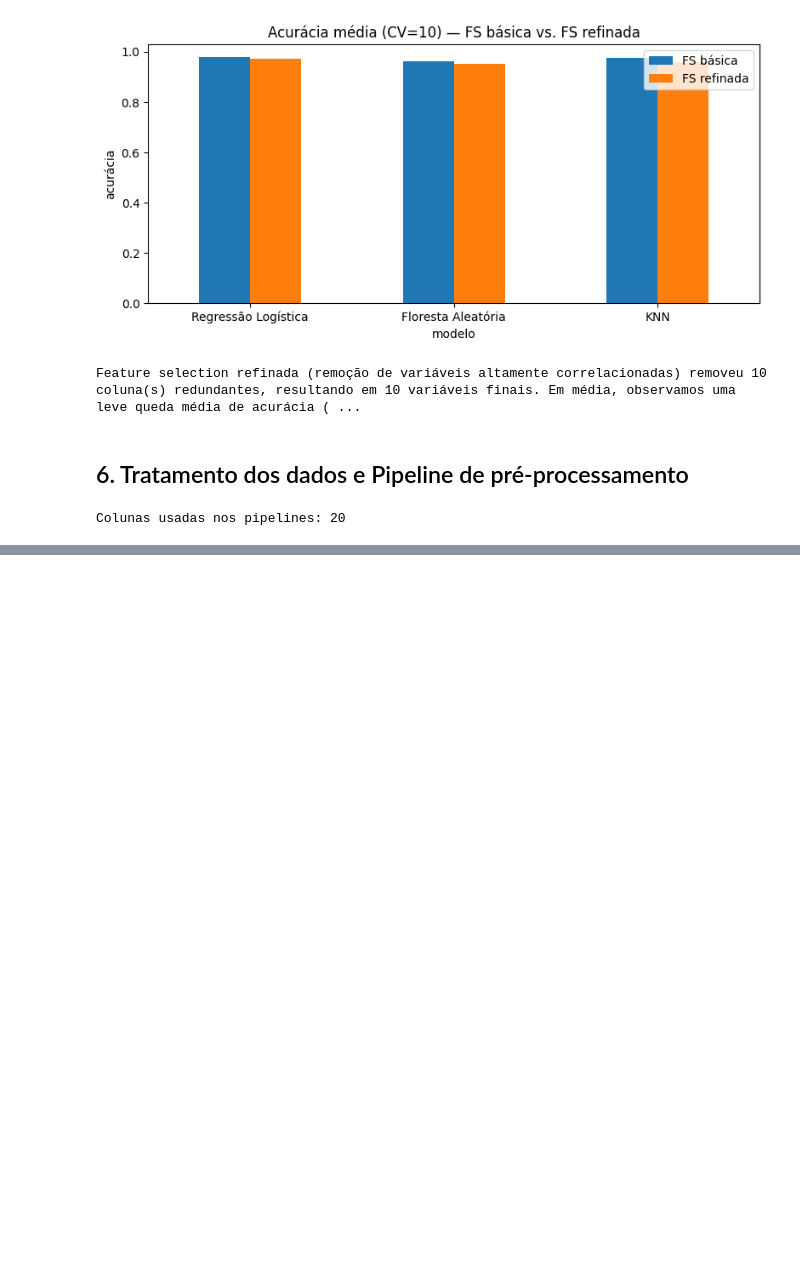
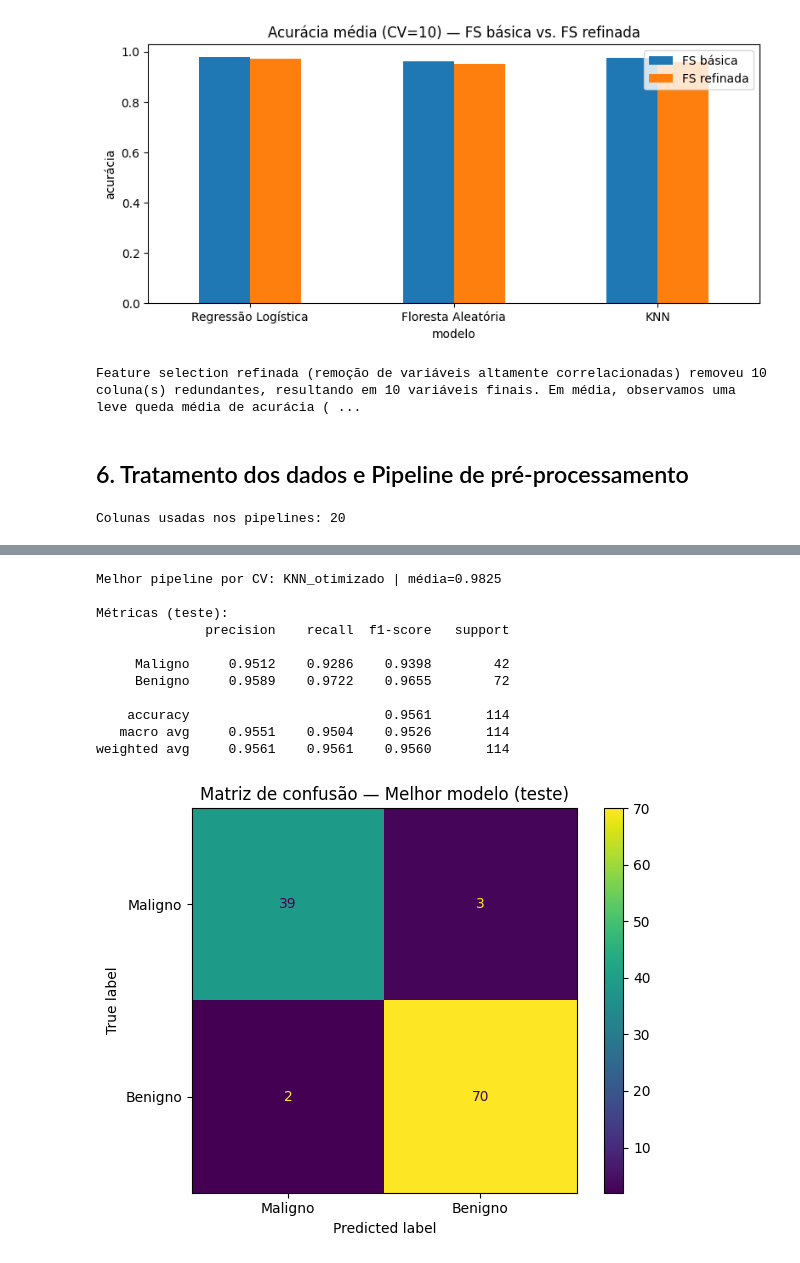
Before and after one commit to ccardoso32/MVP-Machine-Learning-Analytics, a Jupyter notebook: MVP_ML_&_Analytics.ipynb, the cells around one changed output, grey strips where cells are left out. Drawn from its saved outputs; the diff is of its cells as text; code cells hidden in the pictures; blank space fills up the shorter version.

```diff
--- a/MVP_ML_&_Analytics.ipynb
+++ b/MVP_ML_&_Analytics.ipynb
@@ -627,14 +661,0 @@ plt.show()
-# %%
-
-param_grid_knn = {
-    "model__n_neighbors": list(range(1, 22, 2)),
-    "model__metric": ["euclidean", "manhattan", "minkowski"]
-}
-
-gs_results = {}
-for tag, pre in [("orig", preproc_none), ("padr", preproc_std), ("norm", preproc_min)]:
-    pipe_knn = Pipeline([("pre", pre), ("model", KNeighborsClassifier())])
-    gs = GridSearchCV(pipe_knn, param_grid_knn, scoring="accuracy", cv=cv, n_jobs=-1, verbose=0)
-    gs.fit(X_train, y_train)
-    gs_results[tag] = gs
-    print(f"[KNN-{tag}] melhor score (CV): {gs.best_score_:.4f} | melhores params: {gs.best_params_}")
@@ -643,34 +746,61 @@ for tag, pre in [("orig", preproc_none), ("padr", preproc_std), ("norm", preproc
 # %%
+# === Bloco 9: Seleção do melhor por CV e avaliação em teste ===
+import numpy as np
+from sklearn.metrics import classification_report, ConfusionMatrixDisplay
 
-# Seleção do melhor por CV
+# 1) selecionar o melhor pipeline pela média de CV
 best_name, best_mean = None, -np.inf
 for name, scores in cv_scores.items():
     if scores.mean() > best_mean:
-        best_name, best_mean = name, scores.mean()
+        best_mean = scores.mean()
+        best_name = name
 
 best_pipe = pipelines[best_name]
-print(f"Melhor por CV: {best_name} | mean={best_mean:.4f}")
+print(f"Melhor pipeline por CV: {best_name} | média={best_mean:.4f}")
 
-# treino no conjunto de treino completo
+# 2) treinar no conjunto de treino completo
 best_pipe.fit(X_train, y_train)
 
-# avaliação em teste
-y_pred = best_pipe.predict(X_test)
-y_proba = best_pipe.predict_proba(X_test) if hasattr(best_pipe, "predict_proba") else None
+# 3) avaliação no teste
+y_pred  = best_pipe.predict(X_test)
+y_proba = best_pipe.predict_proba(X_test)[:, 1] if hasattr(best_pipe, "predict_proba") else None
 
-metrics = evaluate_classification(y_test, y_pred, y_proba)
-print("\nMétricas (teste):", metrics)
-print("\nClassification report:\n", classification_report(y_test, y_pred))
+# nomes em PT-BR para o relatório e matriz de confusão
+labels_pt = ["Maligno", "Benigno"]
 
-# matriz de confusão
-ConfusionMatrixDisplay.from_estimator(best_pipe, X_test, y_test, display_labels=data.target_names)
-plt.title(f"Matriz de confusão — {best_name} (teste)")
+print("\nMétricas (teste):")
+print(classification_report(y_test, y_pred, target_names=labels_pt, digits=4))
+
+ConfusionMatrixDisplay.from_estimator(
+    best_pipe, X_test, y_test, display_labels=labels_pt
+)
+plt.title("Matriz de confusão — Melhor modelo (teste)")
+plt.tight_layout()
 plt.show()
 
-# importância de features se disponível
-if hasattr(best_pipe.named_steps["model"], "feature_importances_"):
-    importances = best_pipe.named_steps["model"].feature_importances_
-    imp = pd.Series(importances, index=X.columns).sort_values(ascending=False).head(15)
-    imp.plot(kind="barh"); plt.gca().invert_yaxis()
-    plt.title("Top 15 importâncias (árvore/ensemble)"); plt.show()
+# 4) Importância de variáveis (se o modelo suportar)
+modelo_final = best_pipe.named_steps.get("modelo")
+if hasattr(modelo_final, "feature_importances_"):
+    importances = modelo_final.feature_importances_
+    imp_ser = pd.Series(importances, index=final_num_cols).sort_values(ascending=False)
+    print("\nTop 15 importâncias (disponível):")
+    display(imp_ser.head(15))
+    ax = imp_ser.head(15).plot(kind="barh", figsize=(8, 5))
+    ax.invert_yaxis()
+    plt.title("Importância de variáveis (disponível)")
+    plt.tight_layout()
+    plt.show()
+# %% [output]
+Melhor pipeline por CV: KNN_otimizado | média=0.9825
+
+Métricas (teste):
+              precision    recall  f1-score   support
+
+     Maligno     0.9512    0.9286    0.9398        42
+     Benigno     0.9589    0.9722    0.9655        72
+
+    accuracy                         0.9561       114
+   macro avg     0.9551    0.9504    0.9526       114
+weighted avg     0.9561    0.9561    0.9560       114
+[figure, added]
 # %% [markdown]
```
Also changed, not shown: parts of 18 cells of this notebook.
